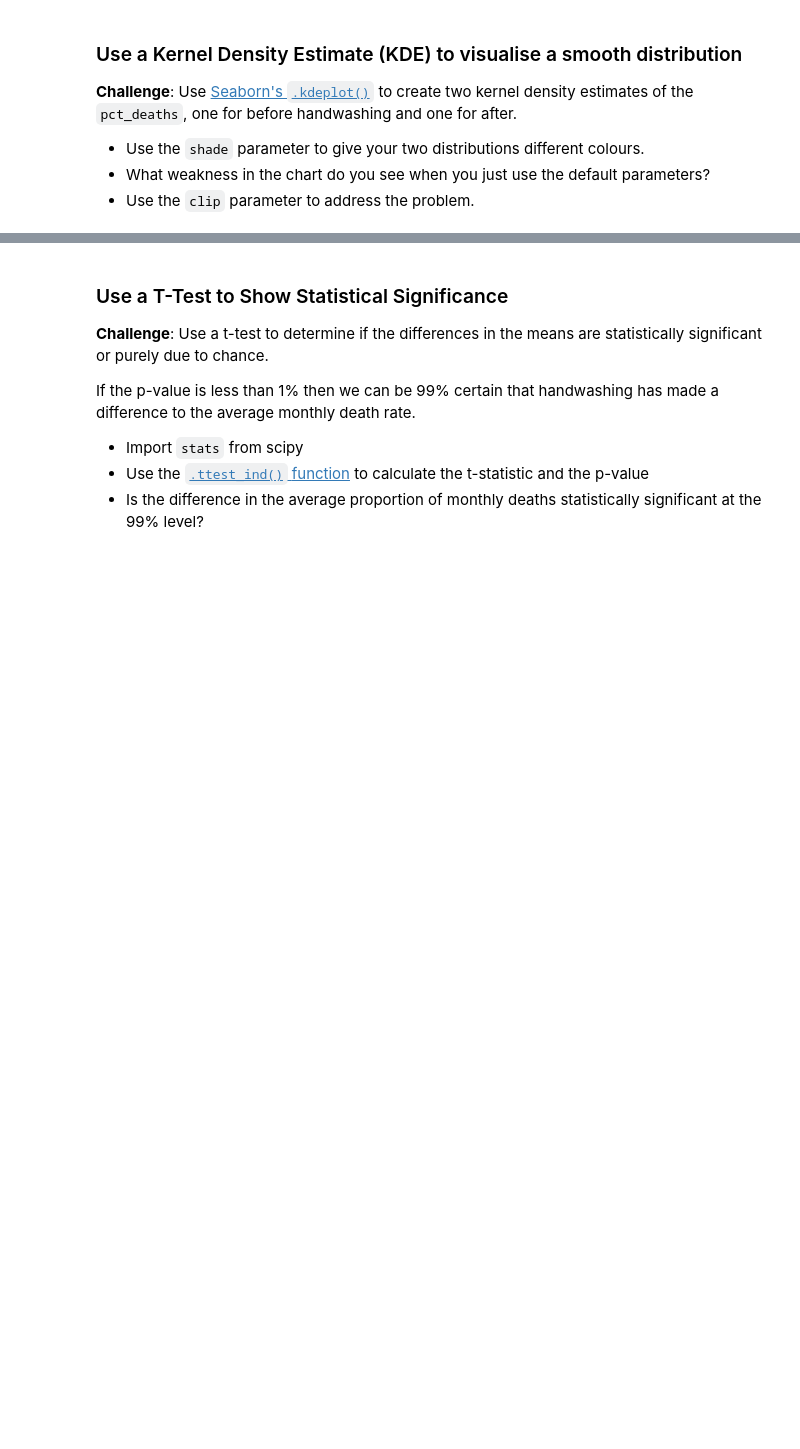
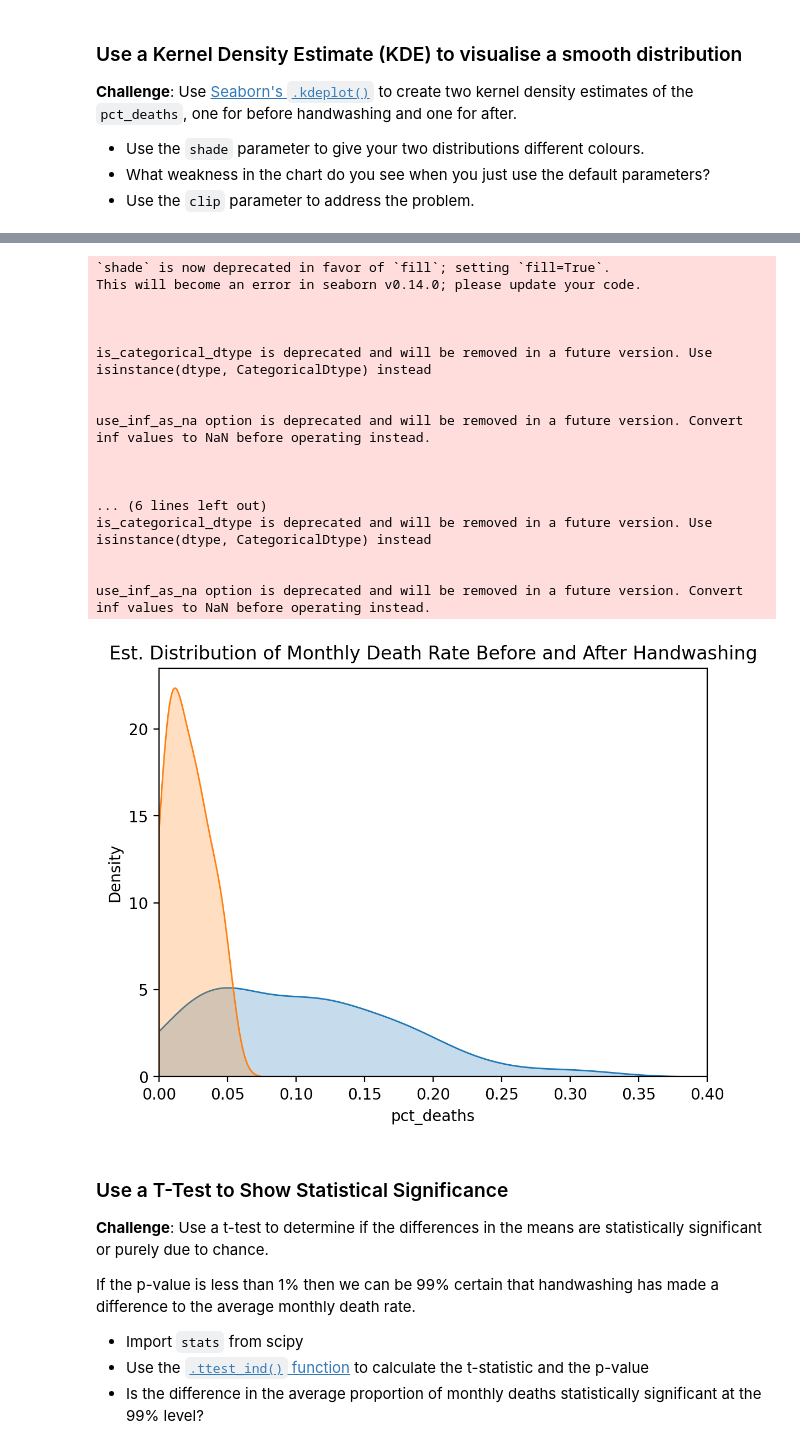
Before and after one commit to yildizramazan/dr-semmelweis-analysis, a Jupyter notebook: Dr_Semmelweis_Handwashing_Discovery.ipynb, the cells around one changed output, grey strips where cells are left out. Saved outputs shown, nothing was run; the diff lists cells and outputs as text; code cells hidden in the pictures; blank space fills up the shorter version.

```diff
--- a/Dr_Semmelweis_Handwashing_Discovery.ipynb
+++ b/Dr_Semmelweis_Handwashing_Discovery.ipynb
@@ -307,3 +433,33 @@ handwashing_start = pd.to_datetime('1847-06-01')
+# %%
+plt.figure(dpi=200)
+sns.kdeplot(before_washing.pct_deaths,
+            shade=True,
+            clip=(0,1))
+sns.kdeplot(after_washing.pct_deaths,
+            shade=True,
+            clip=(0,1))
+plt.title('Est. Distribution of Monthly Death Rate Before and After Handwashing')
+plt.xlim(0, 0.40)
+plt.show()
+# %% [output]
+`shade` is now deprecated in favor of `fill`; setting `fill=True`.
+This will become an error in seaborn v0.14.0; please update your code.
+
+
+
+is_categorical_dtype is deprecated and will be removed in a future version. Use isinstance(dtype, CategoricalDtype) instead
+
+
+use_inf_as_na option is deprecated and will be removed in a future version. Convert inf values to NaN before operating instead.
+
+
+
+... (6 lines left out)
+is_categorical_dtype is deprecated and will be removed in a future version. Use isinstance(dtype, CategoricalDtype) instead
+
+
+use_inf_as_na option is deprecated and will be removed in a future version. Convert inf values to NaN before operating instead.
+[figure, added]
 # %% [markdown]
 ### Use a T-Test to Show Statistical Significance
 
```
Also changed, not shown: parts of 12 cells of this notebook.
